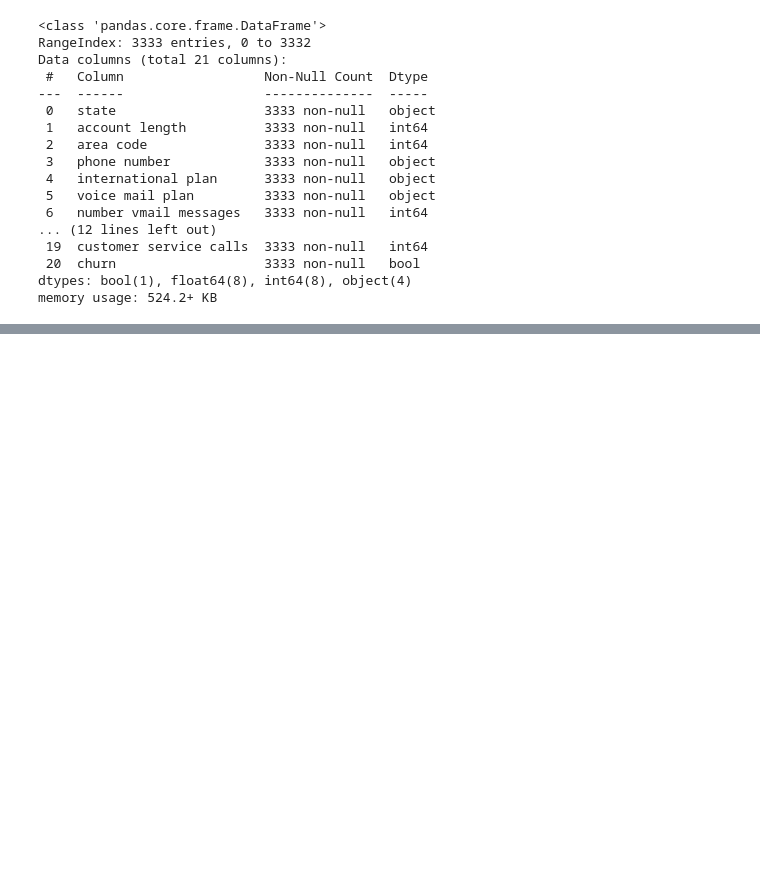
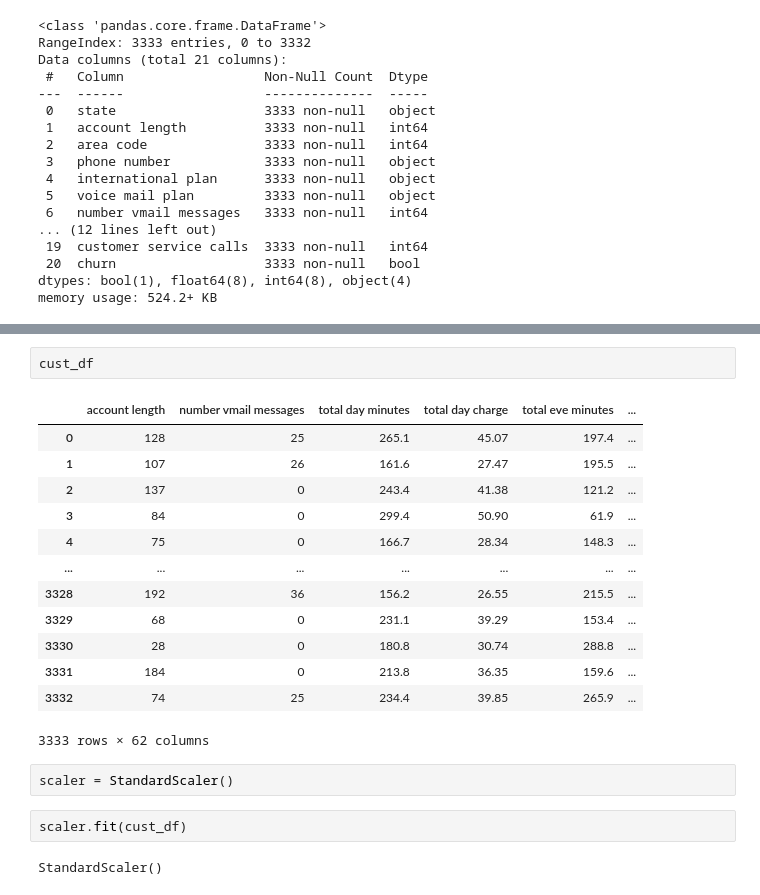
Before and after one commit to falloutb1tch/CustomerChurnProject, a Jupyter notebook: Notebooks/Scratch.ipynb, the cells around one changed output, grey strips where cells are left out. Saved outputs shown, nothing was run; the diff lists cells and outputs as text; blank space fills up the shorter version.

```diff
--- a/Notebooks/Scratch.ipynb
+++ b/Notebooks/Scratch.ipynb
@@ -77,0 +181,22 @@ cust_df.corr()
+# %%
+cust_df
+# %% [output]
+|  | account length | number vmail messages | total day minutes | total day charge | total eve minutes | ... |
+| 0 | 128 | 25 | 265.1 | 45.07 | 197.4 | ... |
+| 1 | 107 | 26 | 161.6 | 27.47 | 195.5 | ... |
+| 2 | 137 | 0 | 243.4 | 41.38 | 121.2 | ... |
+| 3 | 84 | 0 | 299.4 | 50.90 | 61.9 | ... |
+| 4 | 75 | 0 | 166.7 | 28.34 | 148.3 | ... |
+| ... | ... | ... | ... | ... | ... | ... |
+| 3328 | 192 | 36 | 156.2 | 26.55 | 215.5 | ... |
+| 3329 | 68 | 0 | 231.1 | 39.29 | 153.4 | ... |
+| 3330 | 28 | 0 | 180.8 | 30.74 | 288.8 | ... |
+| 3331 | 184 | 0 | 213.8 | 36.35 | 159.6 | ... |
+| 3332 | 74 | 25 | 234.4 | 39.85 | 265.9 | ... |
+3333 rows × 62 columns
+# %%
+scaler = StandardScaler()
+# %%
+scaler.fit(cust_df)
+# %% [output]
+StandardScaler()
```
Also changed, not shown: parts of 12 cells of this notebook.
